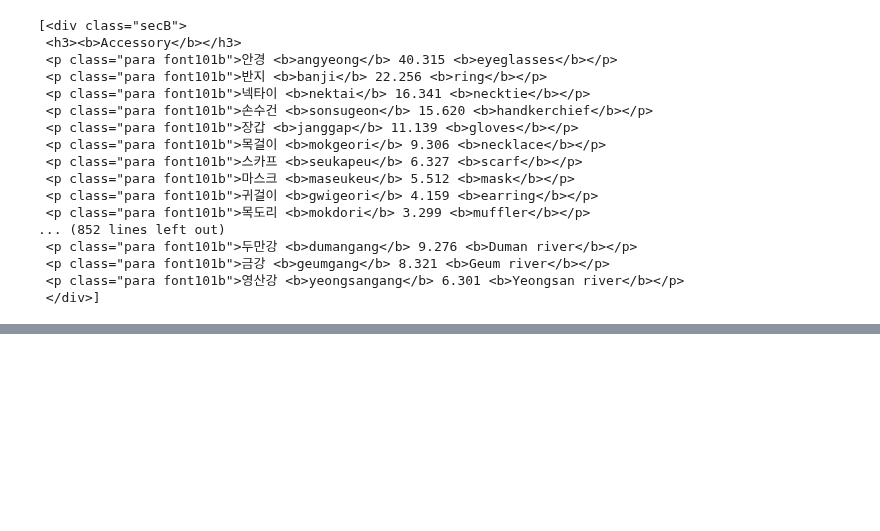
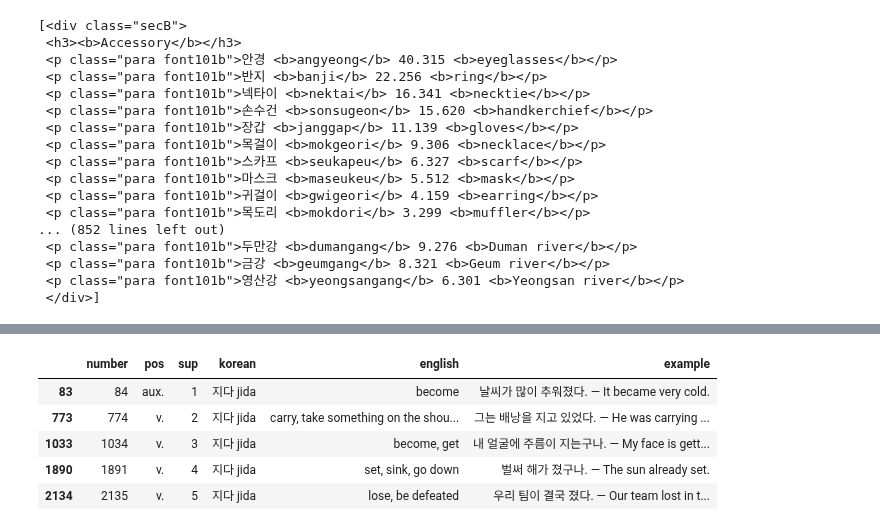
Before and after one commit to kebuhcah/experiments, a Jupyter notebook: dsal-scrape/epub-extract.ipynb, the cells around one changed output, grey strips where cells are left out. Drawn from its saved outputs; the diff is of its cells as text; code cells hidden in the pictures; blank space fills up the shorter version.

```diff
--- a/dsal-scrape/epub-extract.ipynb
+++ b/dsal-scrape/epub-extract.ipynb
@@ -314,0 +384,9 @@ FreqDict.sm
+# %%
+FreqDict[FreqDict.korean.str.endswith(' jida')]
+# %% [output]
+|  | number | pos | sup | korean | english | example |
+| 83 | 84 | aux. | 1 | 지다 jida | become | 날씨가 많이 추워졌다. — It became very cold. |
+| 773 | 774 | v. | 2 | 지다 jida | carry, take something on the shou... | 그는 배낭을 지고 있었다. — He was carrying ... |
+| 1033 | 1034 | v. | 3 | 지다 jida | become, get | 내 얼굴에 주름이 지는구나. — My face is gett... |
+| 1890 | 1891 | v. | 4 | 지다 jida | set, sink, go down | 벌써 해가 졌구나. — The sun already set. |
+| 2134 | 2135 | v. | 5 | 지다 jida | lose, be defeated | 우리 팀이 결국 졌다. — Our team lost in t... |
```
Also changed, not shown: parts of 22 cells of this notebook.
